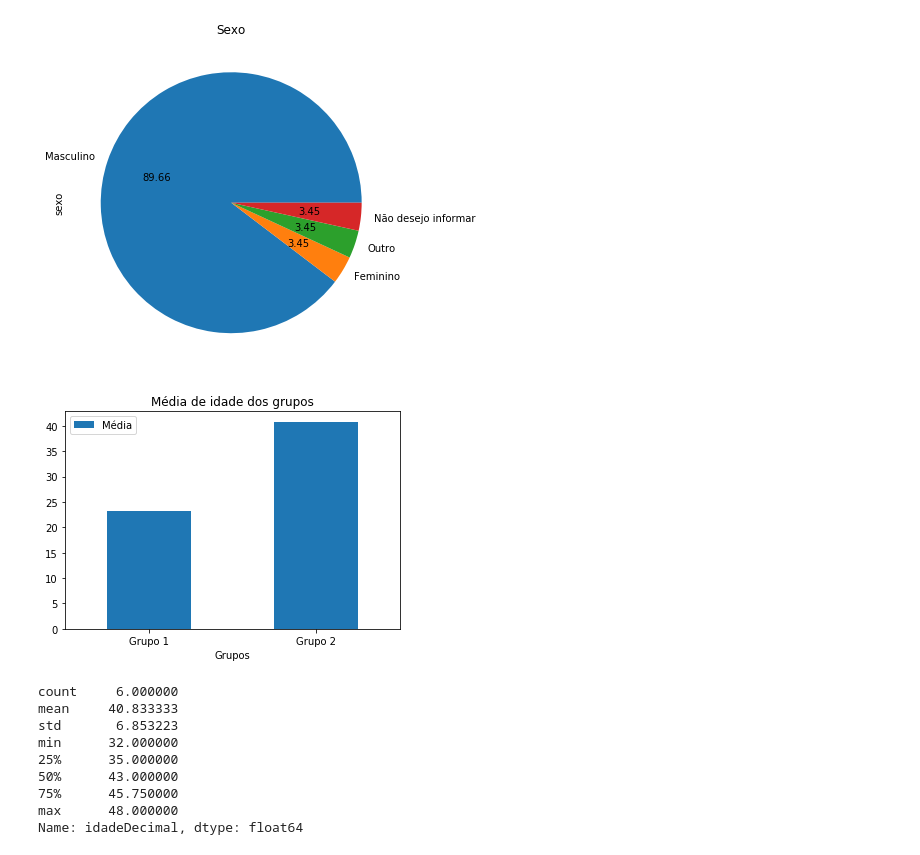
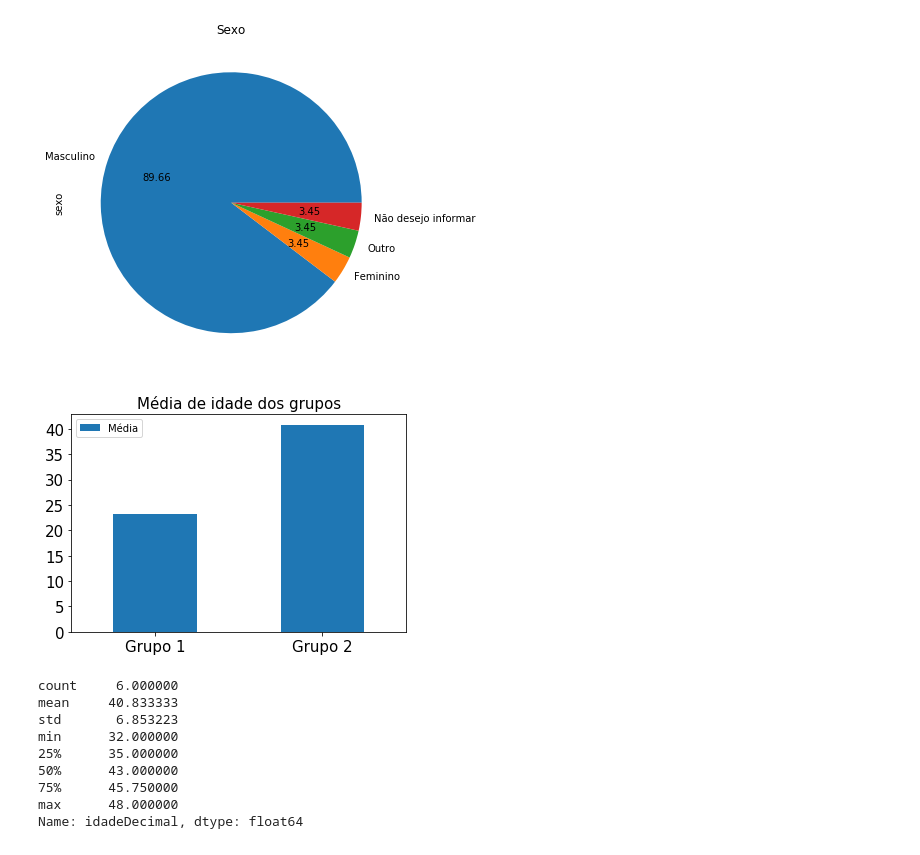
Before and after one commit to alexsanderthorne/K-means, a Jupyter notebook: ProjetoKmeans.ipynb, the cells around one changed output. Drawn from its saved outputs; the diff is of its cells as text; code cells hidden in the pictures.

```diff
--- a/ProjetoKmeans.ipynb
+++ b/ProjetoKmeans.ipynb
@@ -265,12 +273,14 @@ df["sexo"].value_counts().plot.pie(title="Sexo",labels=['Masculino', 'Feminino',
 # %%
 
 media1 = grupo1.idadeDecimal.mean()
 media2 = grupo2.idadeDecimal.mean()
 mediaIdade = pd.DataFrame({'Grupos':['Grupo 1', 'Grupo 2'], 'Média':[media1, media2]})
-ax = mediaIdade.plot.bar(x='Grupos', y='Média', rot=0, title='Média de idade dos grupos')
+ax = mediaIdade.plot.bar(fontsize = 15,x='Grupos', y='Média', rot=0)
+plt.title('Média de idade dos grupos', size = 15)
+plt.xlabel('')
 plt.savefig('MediaIdade.png', transparent = True)
 # %% [output]
-[figure, old version]
+[figure, new version]
 # %%
 grupo2.idadeDecimal.describe()
 # %% [output]
```
Also changed, not shown: parts of 4 cells of this notebook, 7 other files.
